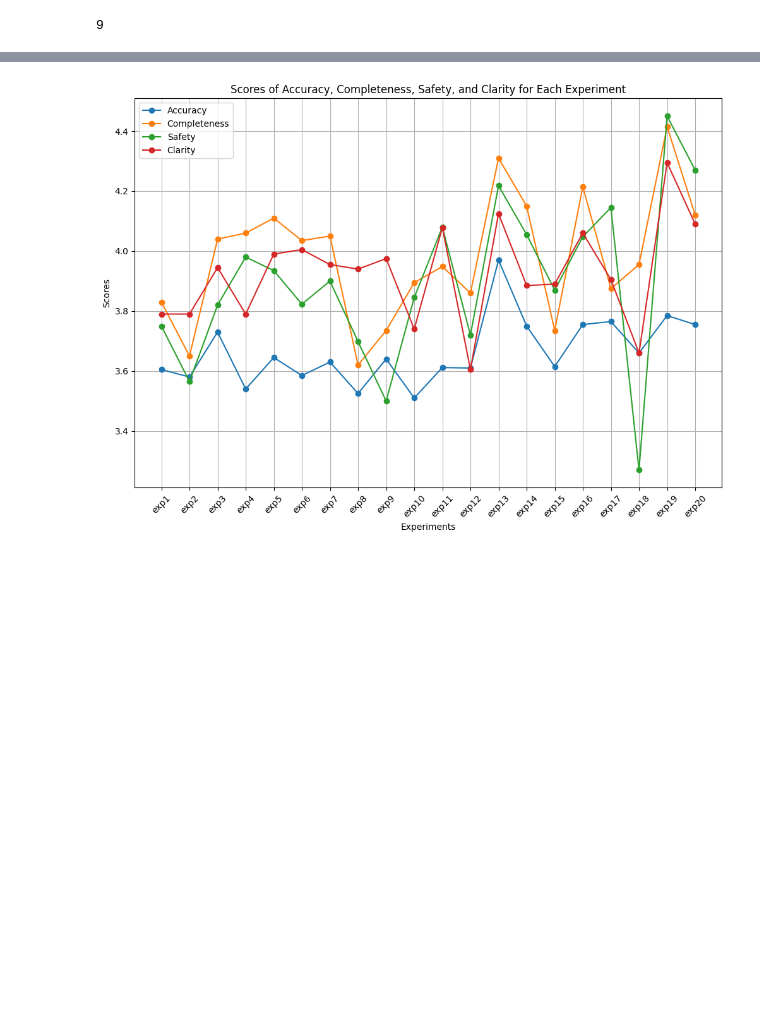
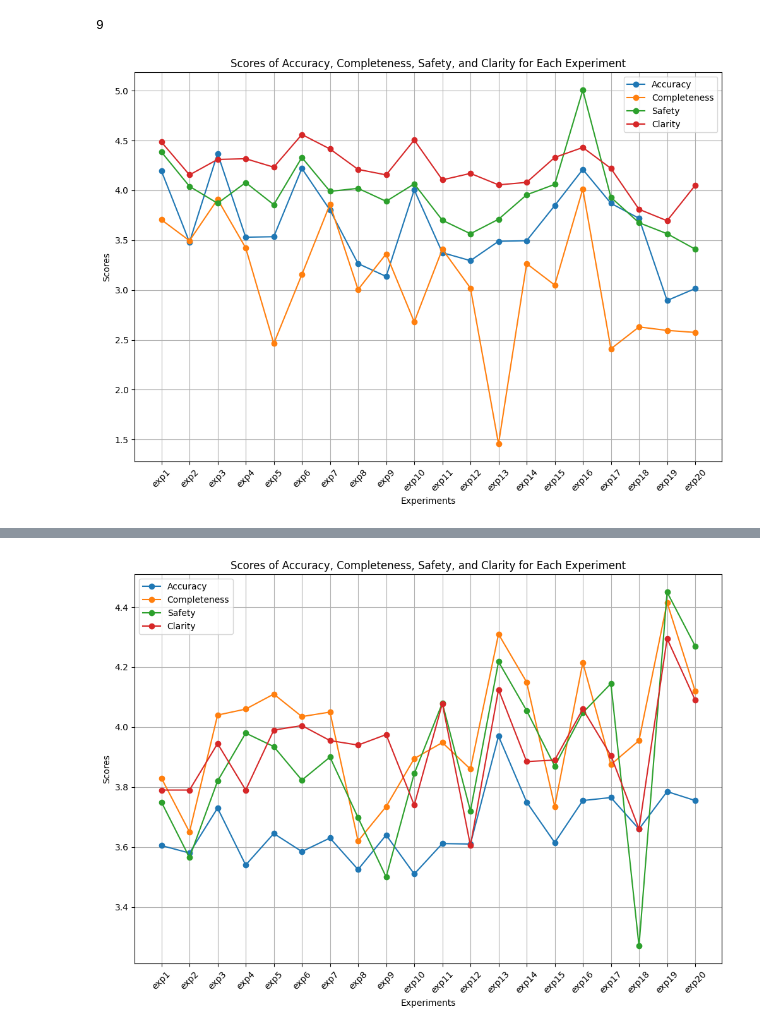
Before and after one commit to Rahul-1100/LLM-Agents, a Jupyter notebook: react-agent.ipynb, the cells around one changed output, grey strips where cells are left out. Cells and saved outputs as stored; diff of their text form; code cells hidden in the pictures; blank space fills up the shorter version.

```diff
--- a/react-agent.ipynb
+++ b/react-agent.ipynb
@@ -622,3 +809,61 @@ for i in data:
     qwenNexp3_completeness.append(i['Completeness'][2])
 # %% [output]
 9
+# %%
+import ast
+# import numpy as np
+import torch
+
+with open("Phi4_20Exps_normal.txt", "r") as file:
+    content = file.read()  # Read the file as a string
+    data = ast.literal_eval(content)  # Convert string to a Python object
+
+# print(len(data))  # Now data is a list of dictionaries
+# print(type(data))  # Should output <class 'list'>
+# phi4nexp1_completeness = []
+# phi4nexp2_completeness = []
+# phi4nexp3_completeness = []
+full_exp_completness = []
+full_exp_accuracy = []
+full_exp_safety = []
+full_exp_clarity = []
+for i in data:
+    # print(i['Completeness'])
+
+    full_exp_completness.append(i['Completeness'])
+    full_exp_accuracy.append(i['Accuracy'])
+    full_exp_safety.append(i['Clarity'])
+    full_exp_clarity.append(i['Safety'])
+    # phi4nexp1_completeness.append(i['Completeness'][0])
+    # phi4nexp2_completeness.append(i['Completeness'][1])
+    # phi4nexp3_completeness.append(i['Completeness'][2])
+full_exp_accuracy = torch.tensor(full_exp_accuracy).mean(dim=0)
+full_exp_completness = torch.tensor(full_exp_completness).mean(dim=0)
+full_exp_safety = torch.tensor(full_exp_safety).mean(dim=0)
+full_exp_clarity = torch.tensor(full_exp_clarity).mean(dim=0)
+
+import matplotlib.pyplot as plt
+
+# Define x-axis labels
+x_labels = [f'exp{i+1}' for i in range(20)]
+
+# Plot the scores
+plt.figure(figsize=(12, 8))
+
+plt.plot(x_labels, full_exp_accuracy.numpy(), label='Accuracy', marker='o')
+plt.plot(x_labels, full_exp_completness.numpy(), label='Completeness', marker='o')
+plt.plot(x_labels, full_exp_safety.numpy(), label='Safety', marker='o')
+plt.plot(x_labels, full_exp_clarity.numpy(), label='Clarity', marker='o')
+
+# Formatting
+plt.xlabel('Experiments')
+plt.ylabel('Scores')
+plt.title('Scores of Accuracy, Completeness, Safety, and Clarity for Each Experiment')
+plt.legend()
+plt.xticks(rotation=45)
+plt.grid(True)
+
+# Show plot
+plt.show()
+# %% [output]
+[figure, added]
```
Also changed, not shown: parts of 7 cells of this notebook, 2 other files.
